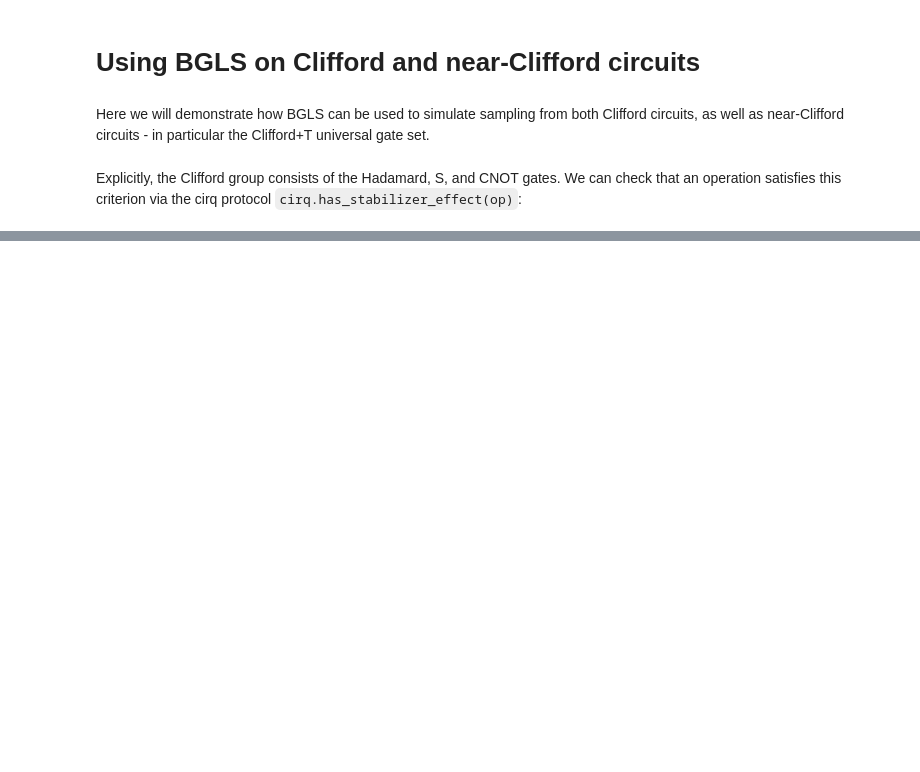
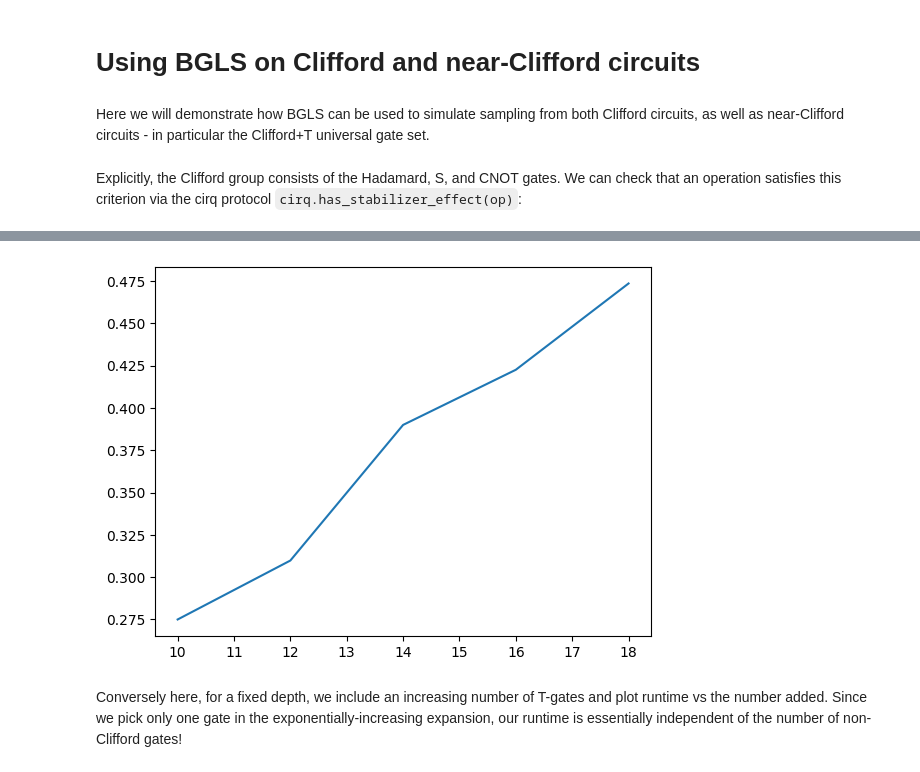
Before and after one commit to asciineuron/bgls, a Jupyter notebook: docs/clifford_simulation.ipynb, the cells around one changed output, grey strips where cells are left out. Cells and saved outputs as stored; diff of their text form; code cells hidden in the pictures; blank space fills up the shorter version.

```diff
--- a/docs/clifford_simulation.ipynb
+++ b/docs/clifford_simulation.ipynb
@@ -25,0 +109,31 @@ assert bgls.cirq_stabilizer_ch_bitstring_probability(ch_stab_state, "101") == 1
+# %%
+depths = []
+runtimes = []
+qubits = cirq.LineQubit.range(4)
+for depth in range(10, 20, 2):
+    circuit = cirq.testing.random_circuit(qubits, n_moments=depth, op_density=0.5, gate_domain={cirq.H: 1, cirq.CNOT: 2, cirq.S: 1})
+    circuit = circuit + cirq.measure(qubits, key="measure")
+
+    ch_stabilizer_simulator = bgls.Simulator(
+        cirq.StabilizerChFormSimulationState(
+            qubits=qubits, initial_state=0
+        ),
+        bgls.utils.apply_near_clifford_gate,
+        bgls.utils.cirq_stabilizer_ch_bitstring_probability,
+        seed=1,
+    )
+
+    start = time.time()
+    result = ch_stabilizer_simulator.run(circuit, repetitions=100)
+    end = time.time()
+    runtime = end - start
+
+    depths.append(depth)
+    runtimes.append(runtime)
+# %%
+plt.plot(depths, runtimes)
+plt.show()
+# %% [output]
+[figure, added]
+# %% [markdown]
+Conversely here, for a fixed depth, we include an increasing number of T-gates and plot runtime vs the number added. Since we pick only one gate in the exponentially-increasing expansion, our runtime is essentially independent of the number of non-Clifford gates!
```
Also changed, not shown: parts of 13 cells of this notebook, 5 other files.
